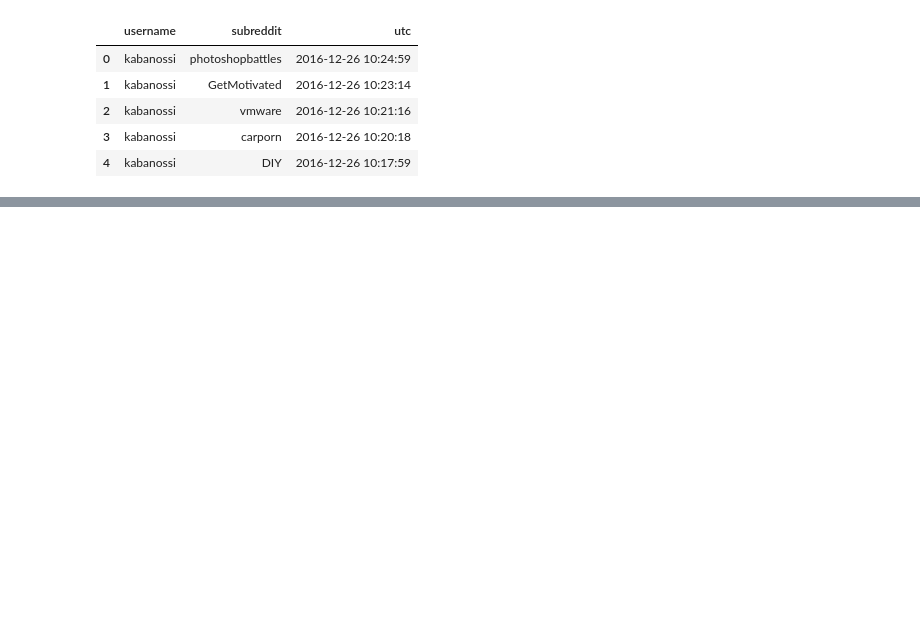
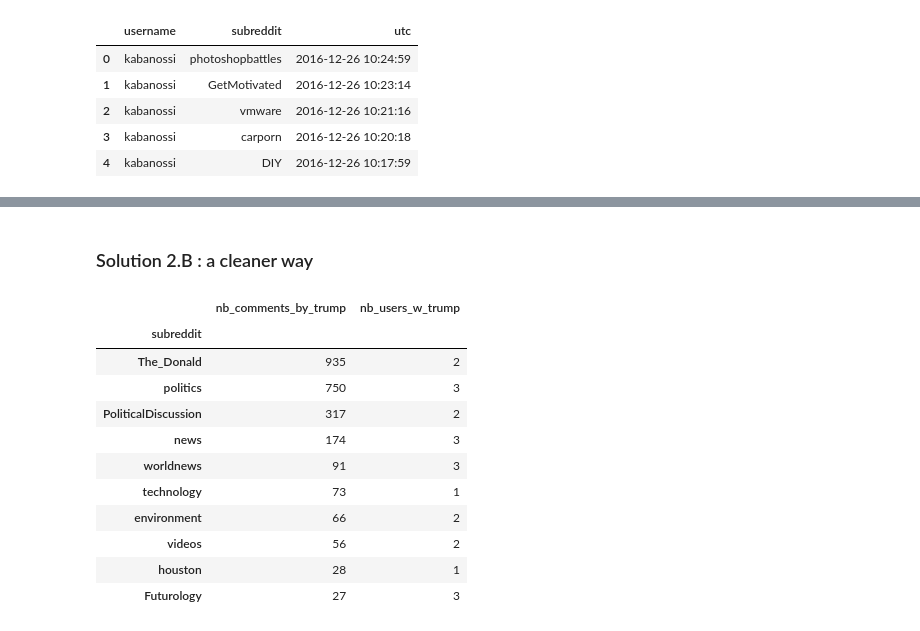
Before and after one commit to niparis/ga-intermediate-python-ds, a Jupyter notebook: 01 - pandas/intro-to-pandas.ipynb, the cells around one changed output, grey strips where cells are left out. Cells and saved outputs as stored; diff of their text form; code cells hidden in the pictures; blank space fills up the shorter version.

```diff
--- a/01 - pandas/intro-to-pandas.ipynb
+++ b/01 - pandas/intro-to-pandas.ipynb
@@ -203,0 +459,29 @@ plt.show()
+# %% [markdown]
+### Solution 2.B : a cleaner way
+# %%
+token = 'trump'
+mask = df['username'].str.contains(token, case=False)
+(df.loc[mask]
+    .groupby('subreddit')
+    .agg({'username': [
+            (f'nb_comments_by_{token}', 'count'),
+            (f'nb_users_w_{token}', 'nunique'),
+    ]
+         })
+     .droplevel(axis='columns', level=0)
+    .sort_values(by=f'nb_comments_by_{token}', ascending=False)
+    .head(10)
+)
+# %% [output]
+|  | nb_comments_by_trump | nb_users_w_trump |
+| subreddit |  |  |
+| The_Donald | 935 | 2 |
+| politics | 750 | 3 |
+| PoliticalDiscussion | 317 | 2 |
+| news | 174 | 3 |
+| worldnews | 91 | 3 |
+| technology | 73 | 1 |
+| environment | 66 | 2 |
+| videos | 56 | 2 |
+| houston | 28 | 1 |
+| Futurology | 27 | 3 |
```
Also changed, not shown: parts of 61 cells of this notebook, 11 other files.
